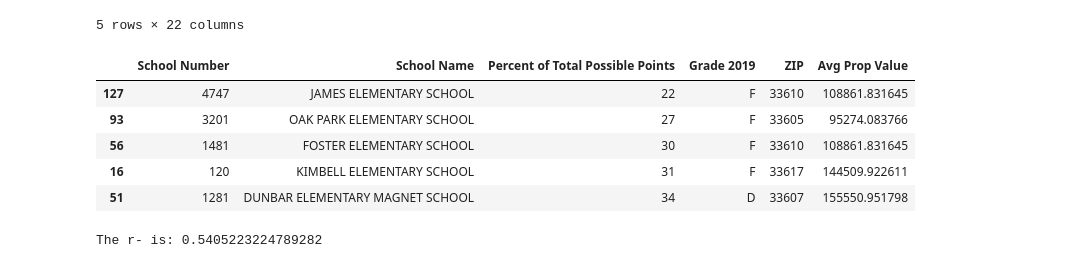
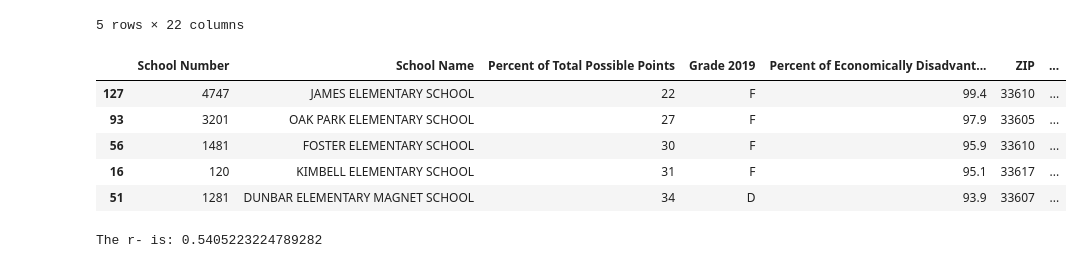
Before and after one commit to gregb23/Project1_Group4, a Jupyter notebook: KS/school_visuals.ipynb, the cells around one changed output. Drawn from its saved outputs; the diff is of its cells as text; code cells hidden in the pictures.

```diff
--- a/KS/school_visuals.ipynb
+++ b/KS/school_visuals.ipynb
@@ -121,20 +121,21 @@ school_grades.head()
 5 rows × 22 columns
 # %%
 # Create dataframe of only 2019 school grades
-grade_w_value_19 = school_grades.loc[:,["School Number", "School Name", "Percent of Total Possible Points", "Grade 2019", "ZIP", "Avg Prop Value"]]
+grade_w_value_19 = school_grades.loc[:,["School Number", "School Name", "Percent of Total Possible Points", "Grade 2019",
+                                        "Percent of Economically Disadvantaged Students", "ZIP", "Avg Prop Value"]]
 
 # Make sure numbers are stored as numbers
 grade_w_value_19["Avg Prop Value"] = grade_w_value_19["Avg Prop Value"].astype(str).astype(float)
 
 # Sort values for y-axis
 grade_w_value_19 = grade_w_value_19.sort_values("Percent of Total Possible Points", ascending=True)
 
 grade_w_value_19.head()
 # %% [output]
-|  | School Number | School Name | Percent of Total Possible Points | Grade 2019 | ZIP | Avg Prop Value |
-| 127 | 4747 | JAMES ELEMENTARY SCHOOL | 22 | F | 33610 | 108861.831645 |
-| 93 | 3201 | OAK PARK ELEMENTARY SCHOOL | 27 | F | 33605 | 95274.083766 |
-| 56 | 1481 | FOSTER ELEMENTARY SCHOOL | 30 | F | 33610 | 108861.831645 |
-| 16 | 120 | KIMBELL ELEMENTARY SCHOOL | 31 | F | 33617 | 144509.922611 |
-| 51 | 1281 | DUNBAR ELEMENTARY MAGNET SCHOOL | 34 | D | 33607 | 155550.951798 |
+|  | School Number | School Name | Percent of Total Possible Points | Grade 2019 | Percent of Economically Disadvant... | ZIP | ... |
+| 127 | 4747 | JAMES ELEMENTARY SCHOOL | 22 | F | 99.4 | 33610 | ... |
+| 93 | 3201 | OAK PARK ELEMENTARY SCHOOL | 27 | F | 97.9 | 33605 | ... |
+| 56 | 1481 | FOSTER ELEMENTARY SCHOOL | 30 | F | 95.9 | 33610 | ... |
+| 16 | 120 | KIMBELL ELEMENTARY SCHOOL | 31 | F | 95.1 | 33617 | ... |
+| 51 | 1281 | DUNBAR ELEMENTARY MAGNET SCHOOL | 34 | D | 93.9 | 33607 | ... |
 # %%
```
Also changed, not shown: parts of 6 cells of this notebook, 1 other file.
